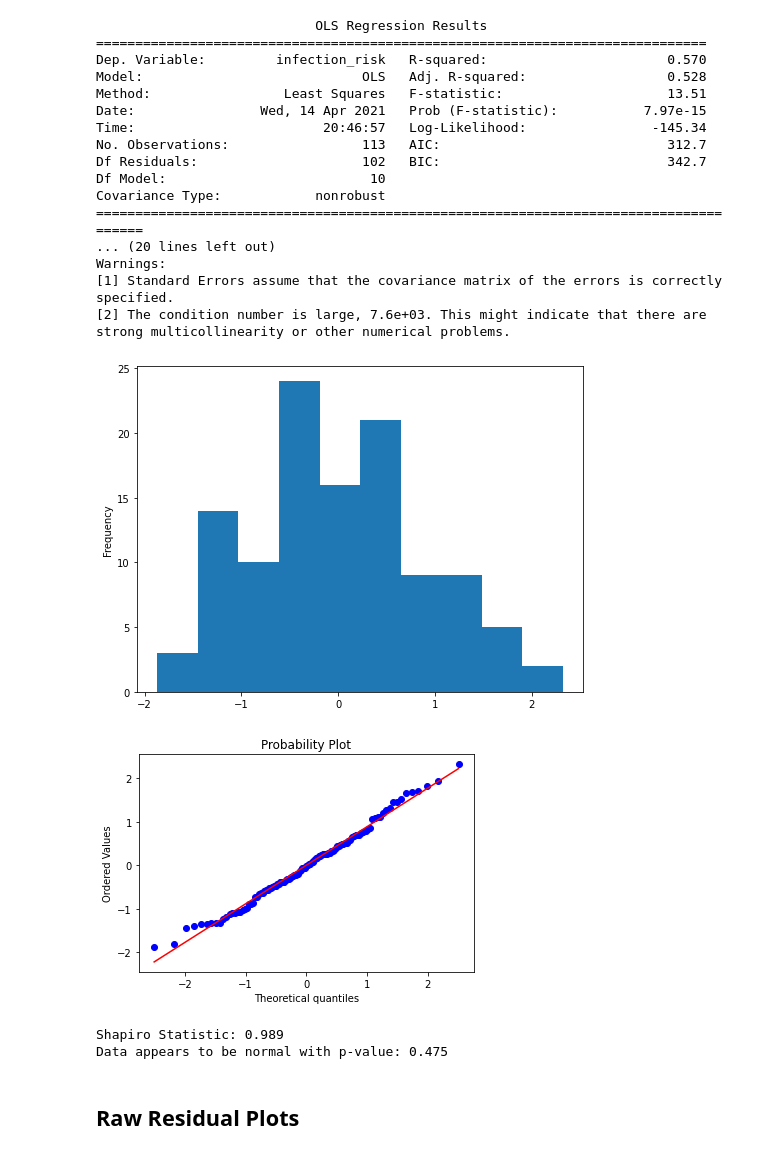
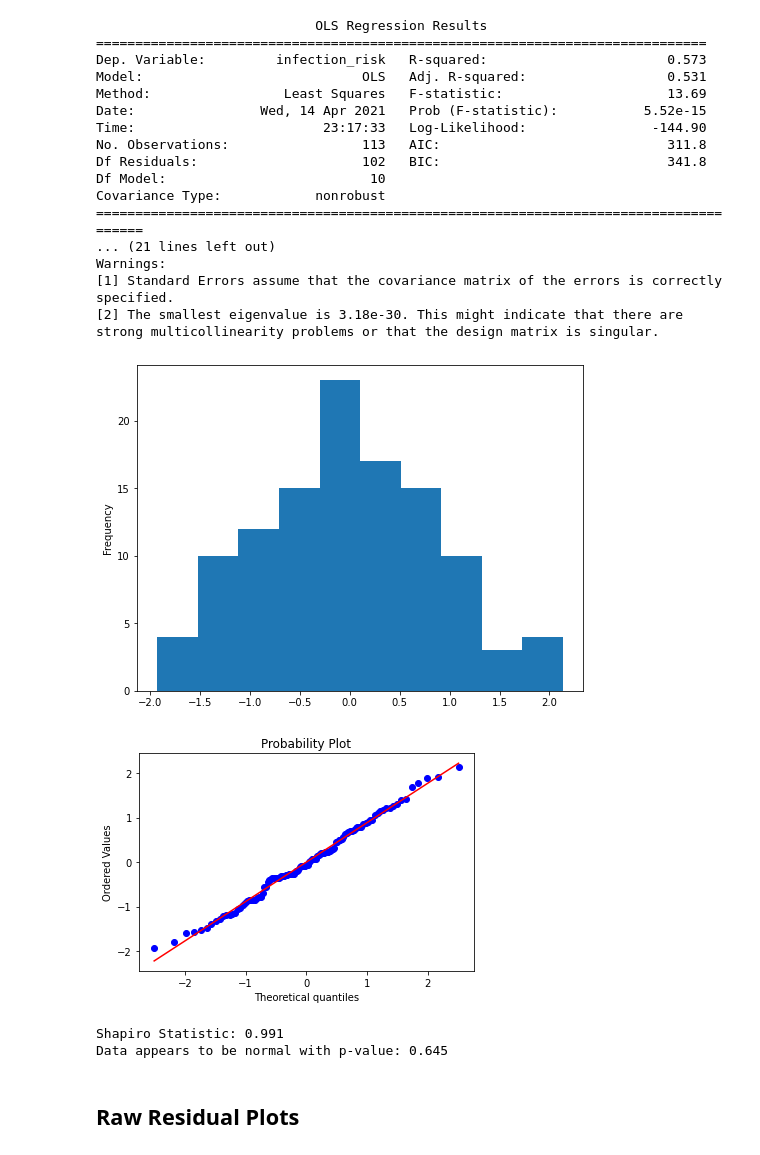
Before and after one commit to datagarret/linear_regression_project, a Jupyter notebook: SENIC Initial Regression.ipynb, the cells around one changed output. Cells and saved outputs as stored; diff of their text form; code cells hidden in the pictures.

```diff
--- a/SENIC Initial Regression.ipynb
+++ b/SENIC Initial Regression.ipynb
@@ -1,15 +1,15 @@
 # %%
 import pandas as pd
 import statsmodels.api as sm
+from statsmodels.nonparametric.smoothers_lowess import lowess as  sm_lowess
 from statsmodels.formula.api import ols
 import statsmodels.stats.api as sms
 from statsmodels.compat import lzip
 import matplotlib.pyplot as plt
 from scipy import stats
+import warnings
+warnings.filterwarnings('ignore')
 
-senic_df = pd.read_csv('./senic.csv')
-senic_df = senic_df.drop(['id'], axis=1)
+senic_df = pd.read_csv('./senic_output.csv')
 
-senic_df = senic_df[['infection_risk','stay_length', 'age','culture_ratio', 'chest_ratio',
-                     'bed_count', 'med_school', 'region', 'avg_daily_census', 'nurse_count',
-                     'available_services']]
+senic_df.head()
@@ -32,62 +39,68 @@ senic_df['yhat'] = fit.predict()
 # %% [output]
                             OLS Regression Results
 ==============================================================================
-Dep. Variable:         infection_risk   R-squared:                       0.570
-Model:                            OLS   Adj. R-squared:                  0.528
-Method:                 Least Squares   F-statistic:                     13.51
-Date:                Wed, 14 Apr 2021   Prob (F-statistic):           7.97e-15
-Time:                        20:46:57   Log-Likelihood:                -145.34
-No. Observations:                 113   AIC:                             312.7
-Df Residuals:                     102   BIC:                             342.7
+Dep. Variable:         infection_risk   R-squared:                       0.573
+Model:                            OLS   Adj. R-squared:                  0.531
+Method:                 Least Squares   F-statistic:                     13.69
+Date:                Wed, 14 Apr 2021   Prob (F-statistic):           5.52e-15
+Time:                        23:17:33   Log-Likelihood:                -144.90
+No. Observations:                 113   AIC:                             311.8
+Df Residuals:                     102   BIC:                             341.8
 Df Model:                          10
 Covariance Type:            nonrobust
 ======================================================================================
-... (20 lines left out)
+... (21 lines left out)
 Warnings:
 [1] Standard Errors assume that the covariance matrix of the errors is correctly specified.
-[2] The condition number is large, 7.6e+03. This might indicate that there are
-strong multicollinearity or other numerical problems.
+[2] The smallest eigenvalue is 3.18e-30. This might indicate that there are
+strong multicollinearity problems or that the design matrix is singular.
 # %%
 
 
+def residual_plots(x, y, xlabel, ylabel, loess=True, frac=0.5):
 
-def residual_plots(x, y, xlabel, ylabel):
-
-    plt.scatter(x, y)
+#     plt.scatter(x, y)
     plt.axhline(y=0, color='black', linestyle='--')
     plt.xlabel(xlabel);
     plt.ylabel(ylabel);
+    if loess == True:
+        sm_x, sm_y = sm_lowess(y, x,  frac=frac,
+                               it=2, return_sorted = True).T
+        plt.plot(sm_x, sm_y, color='tomato')
+        plt.plot(x, y, 'k.')
+
+
 
 def normality_output(data):
     shapiro_output = stats.shapiro(data)
     shapiro_stat = shapiro_output[0]
     shapiro_p = shapiro_output[1]
     print("Shapiro Statistic: {:.3f}".format(shapiro_stat))
     if shapiro_p < 0.05:
         print('Data is non-normal with p-value: {:.5f}'.format(shapiro_p))
     else:
         print('Data appears to be normal with p-value: {:.3f}'.format(shapiro_p))
 
 
     return shapiro_output
 
 ### Test normality of residuals!
 
 plt.figure(figsize=(8, 6))
 
 senic_df['resids'].plot(kind='hist');
 
 fig = plt.figure()
 ax1 = fig.add_subplot(111)
 prob = stats.probplot(senic_df['resids'], dist=stats.norm, plot=ax1)
 plt.show();
 
 shapiro_stats = normality_output(senic_df['resids'])
 # %% [output]
-[figure, old version]
+[figure, new version]
-[figure, old version]
+[figure, new version]
-Shapiro Statistic: 0.989
-Data appears to be normal with p-value: 0.475
+Shapiro Statistic: 0.991
+Data appears to be normal with p-value: 0.645
 # %% [markdown]
 ## Raw Residual Plots
 # %%
```
Also changed, not shown: parts of 6 cells of this notebook, 1 other file.
